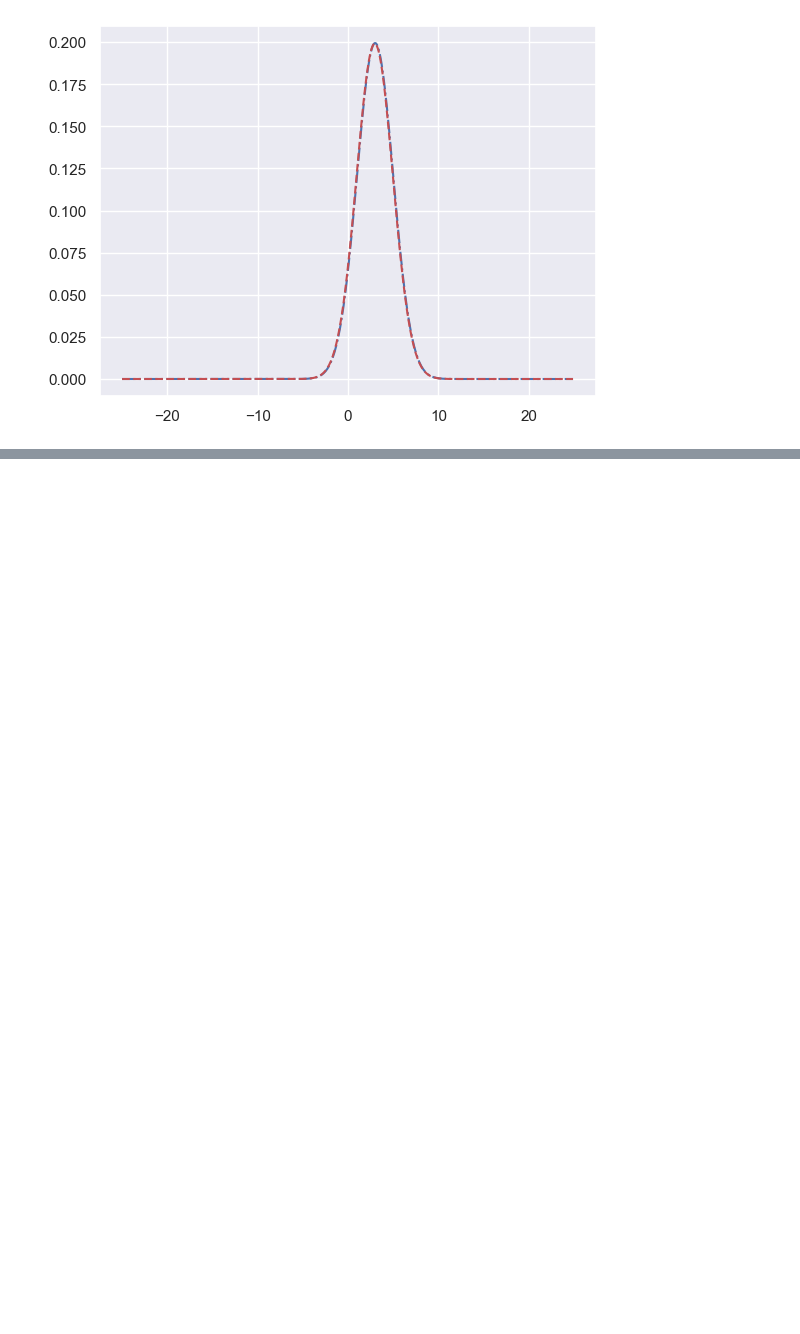
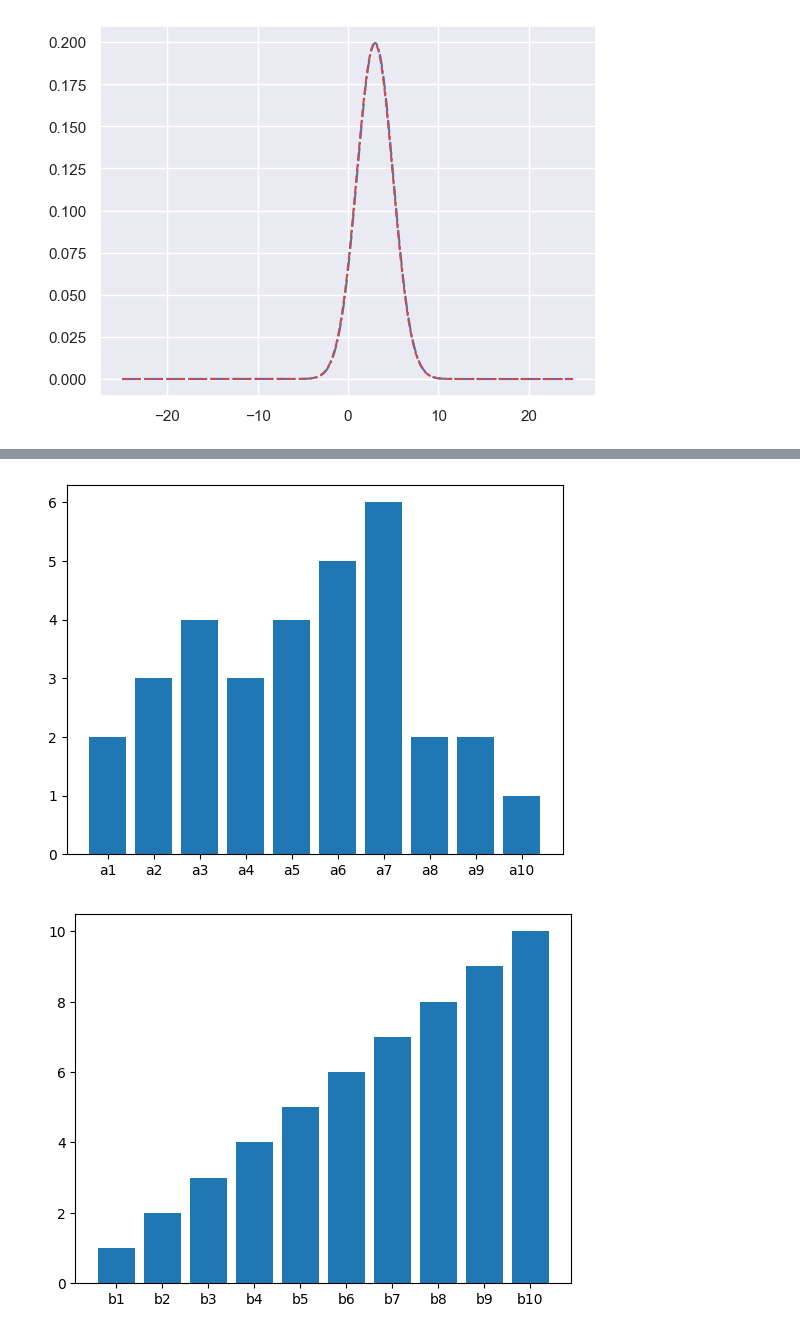
Before and after one commit to cayetanoguerra/cayetanoguerra.github.io, a Jupyter notebook: ia/nbpy/misc/Kullback-Leibler.ipynb, the cells around one changed output, grey strips where cells are left out. Drawn from its saved outputs; the diff is of its cells as text; code cells hidden in the pictures; blank space fills up the shorter version.

```diff
--- a/ia/nbpy/misc/Kullback-Leibler.ipynb
+++ b/ia/nbpy/misc/Kullback-Leibler.ipynb
@@ -140,0 +147,18 @@ plt.plot(x_np, q, 'r--')
+# %%
+import numpy as np
+import matplotlib.pyplot as plt
+
+d1_names = ['a1', 'a2', 'a3', 'a4', 'a5', 'a6', 'a7', 'a8', 'a9', 'a10']
+d1 = [2,3,4,3,4,5,6,2,2,1]
+
+d2_names = ['b1', 'b2', 'b3', 'b4', 'b5', 'b6', 'b7', 'b8', 'b9', 'b10']
+d2 = [1,2,3,4,5,6,7,8,9,10]
+
+plt.bar(d1_names, d1)
+plt.show()
+
+plt.bar(d2_names, d2)
+plt.show()
+# %% [output]
+[figure, added]
+[figure, added]
```
Also changed, not shown: parts of 1 cell of this notebook, 4 other files.
